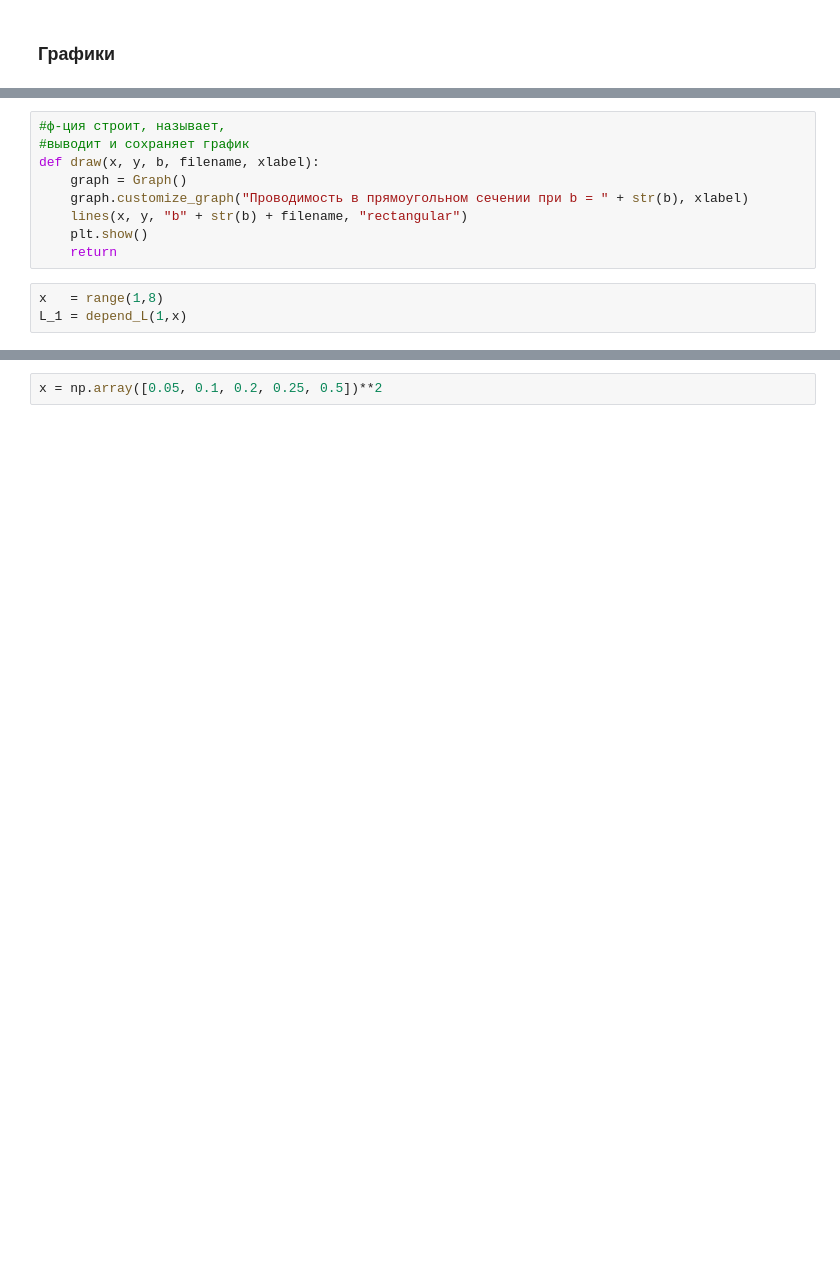
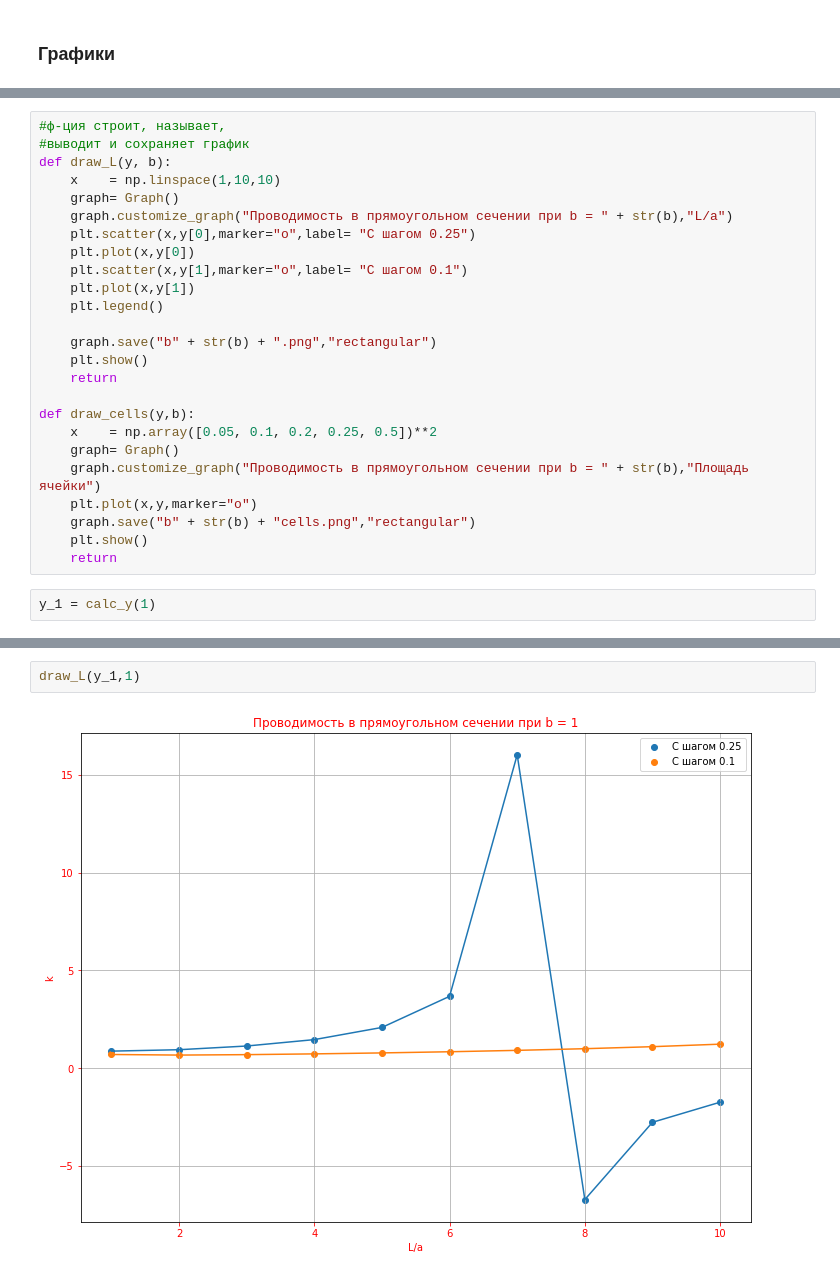
Before and after one commit to eprush/MethodOfAngularCoefficients, a Jupyter notebook: tests.ipynb, the cells around one changed output, grey strips where cells are left out. Saved outputs shown, nothing was run; the diff lists cells and outputs as text; blank space fills up the shorter version.

```diff
--- a/tests.ipynb
+++ b/tests.ipynb
@@ -248,12 +259,27 @@ def depend_cells(b,x):
 # %%
 #ф-ция строит, называет,
 #выводит и сохраняет график
-def draw(x, y, b, filename, xlabel):
-    graph = Graph()
-    graph.customize_graph("Проводимость в прямоугольном сечении при b = " + str(b), xlabel)
-    lines(x, y, "b" + str(b) + filename, "rectangular")
+def draw_L(y, b):
+    x    = np.linspace(1,10,10)
+    graph= Graph()
+    graph.customize_graph("Проводимость в прямоугольном сечении при b = " + str(b),"L/a")
+    plt.scatter(x,y[0],marker="o",label= "С шагом 0.25")
+    plt.plot(x,y[0])
+    plt.scatter(x,y[1],marker="o",label= "С шагом 0.1")
+    plt.plot(x,y[1])
+    plt.legend()
+
+    graph.save("b" + str(b) + ".png","rectangular")
     plt.show()
     return
+
+def draw_cells(y,b):
+    x    = np.array([0.05, 0.1, 0.2, 0.25, 0.5])**2
+    graph= Graph()
+    graph.customize_graph("Проводимость в прямоугольном сечении при b = " + str(b),"Площадь ячейки")
+    plt.plot(x,y,marker="o")
+    graph.save("b" + str(b) + "cells.png","rectangular")
+    plt.show()
+    return
 # %%
-x   = range(1,8)
-L_1 = depend_L(1,x)
+y_1 = calc_y(1)
@@ -270,2 +286,4 @@ No handles with labels found to put in legend.
-# %%
-x = np.array([0.05, 0.1, 0.2, 0.25, 0.5])**2
+# %%
+draw_L(y_1,1)
+# %% [output]
+[figure, added]
```
Also changed, not shown: parts of 14 cells of this notebook, 1 other file.
